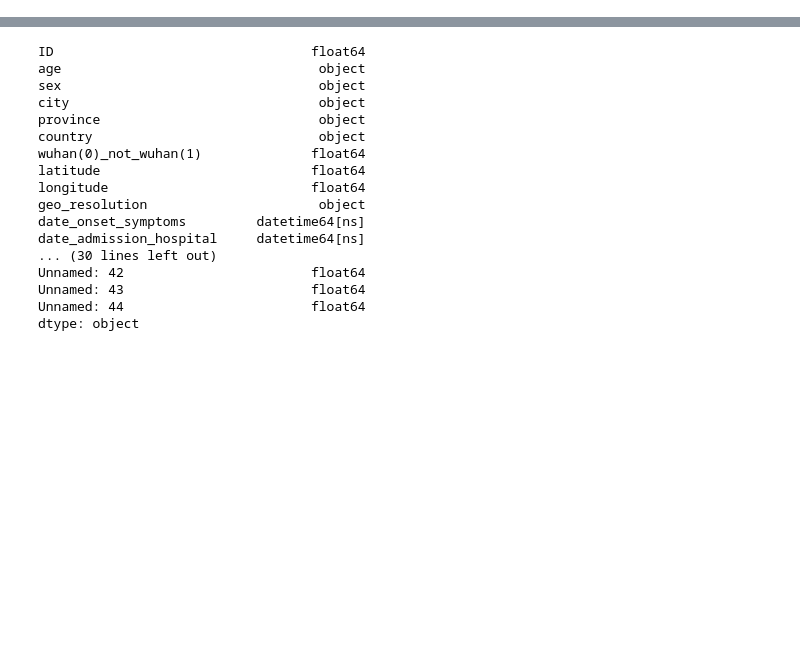
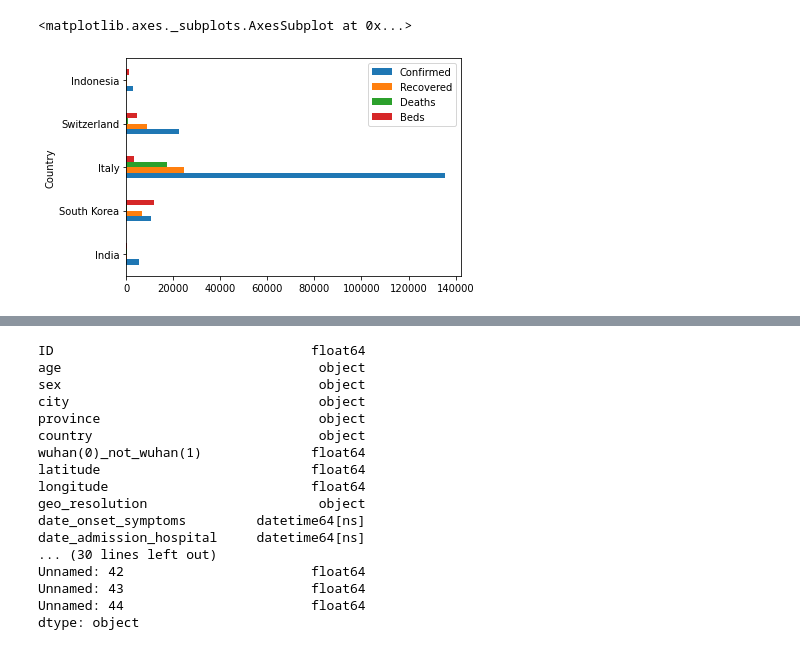
Before and after one commit to abijbart/DS4H_covid19, a Jupyter notebook: exploration_ds4h.ipynb, the cells around one changed output, grey strips where cells are left out. Cells and saved outputs as stored; diff of their text form; code cells hidden in the pictures; blank space fills up the shorter version.

```diff
--- a/exploration_ds4h.ipynb
+++ b/exploration_ds4h.ipynb
@@ -61,0 +120,31 @@ All changes made in this colab session should now be visible in Drive.
+# %%
+# last day of collection was 4/7/20
+deaths_vs_recovered = []
+deaths_vs_confirmed = []
+recovered_vs_confirmed = []
+total_deaths = []
+total_confirmed = []
+total_recovered = []
+countries = []
+for country in main_countries:
+  country = country.sort_values(by='ObservationDate')
+  print(country.iloc[-1]['Country/Region'] + "\t"
+        + str(country.iloc[-1]['ObservationDate']))
+  countries.append(country.iloc[-1]['Country/Region'])
+
+  deaths_vs_recovered.append(country.iloc[-1]['Deaths']
+                             / country.iloc[-1]['Recovered'])
+  deaths_vs_confirmed.append(country.iloc[-1]['Deaths']
+                             / country.iloc[-1]['Confirmed'])
+  recovered_vs_confirmed.append(country.iloc[-1]['Recovered']
+                                / country.iloc[-1]['Confirmed'])
+  total_deaths.append(country.iloc[-1]['Deaths'])
+  total_confirmed.append(country.iloc[-1]['Confirmed'])
+  total_recovered.append(country.iloc[-1]['Recovered'])
+
+ratios = pd.DataFrame()
+ratios['Country'] = countries
+ratios['Deaths to Recoverd Ratio'] = deaths_vs_recovered
+ratios['Deaths to Confrimed Ratio'] = deaths_vs_confirmed
+ratios['Recovered to Confirmed Ratio'] = recovered_vs_confirmed
+ratios['Total Deaths'] = total_deaths
@@ -61,0 +157,12 @@ All changes made in this colab session should now be visible in Drive.
+# %%
+newIndex = ['India', 'Korea', 'Italy', 'Switzerland', 'Indonesia']
+hospital_beds = hospital_beds.reindex(newIndex)
+hospital_beds['Total'] = hospital_beds['Value'] * 1000
+totalbeds =  hospital_beds['Total'].tolist()
+
+totals = pd.DataFrame()
+totals['Country'] = countries
+totals['Confirmed'] = total_confirmed
+totals['Recovered'] = total_recovered
+totals['Deaths'] = total_deaths
+totals['Beds'] = totalbeds
@@ -61,0 +178,5 @@ All changes made in this colab session should now be visible in Drive.
+# %%
+totals.plot.barh(x = 'Country')
+# %% [output]
+<matplotlib.axes._subplots.AxesSubplot at 0x...>
+[figure, added]
```
Also changed, not shown: parts of 22 cells of this notebook.
